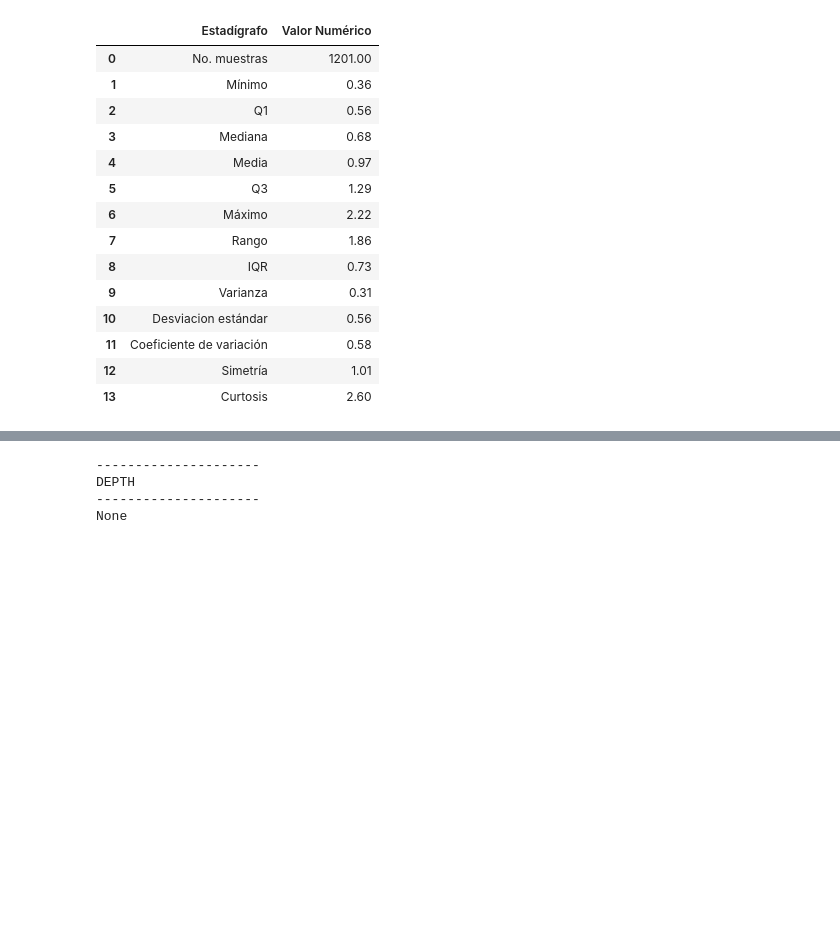
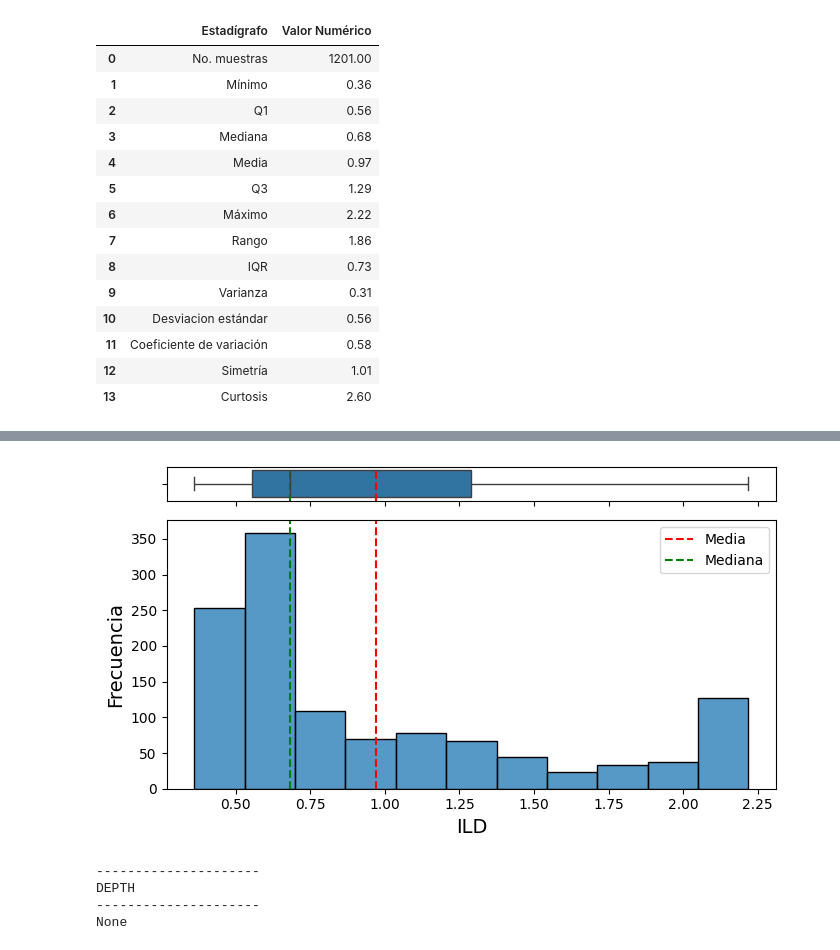
Before and after one commit to smoralesc91/DataScience2024, a Jupyter notebook: T1_mod_ver1.ipynb, the cells around one changed output, grey strips where cells are left out. Cells and saved outputs as stored; diff of their text form; code cells hidden in the pictures; blank space fills up the shorter version.

```diff
--- a/T1_mod_ver1.ipynb
+++ b/T1_mod_ver1.ipynb
@@ -326,7 +326,12 @@ estadistica_basica(data['ILD'], log_trans=True)
 | 12 | Simetría | 1.01 |
 | 13 | Curtosis | 2.60 |
 # %%
-def plot_boxplot_histogram(data, log=False):
+def plot_boxplot_histogram(data, log_trans = False, log=False):
+
+    if log_trans == True:
+      data = np.log10(data)
+    else:
+      data
 
     mean_val = data.mean()
     median_val = data.median()
@@ -356,3 +365,7 @@ def plot_boxplot_histogram(data, log=False):
+# %%
+plot_boxplot_histogram(data['ILD'], log_trans=True)
+# %% [output]
+[figure, added]
 # %%
 for mnemonicos in np.array(data.keys()):
     print('---------------------')
```
Also changed, not shown: parts of 1 cell of this notebook.
